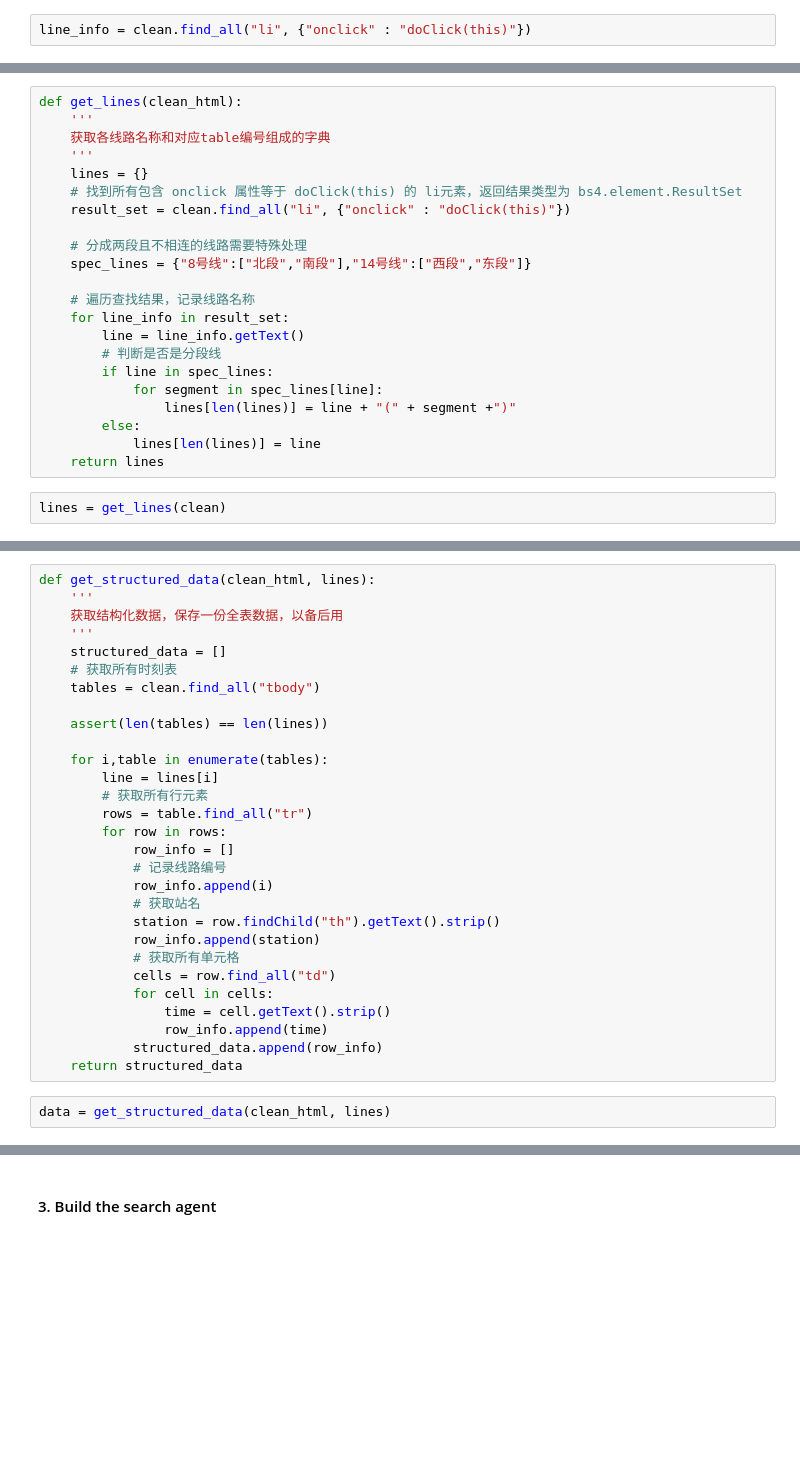
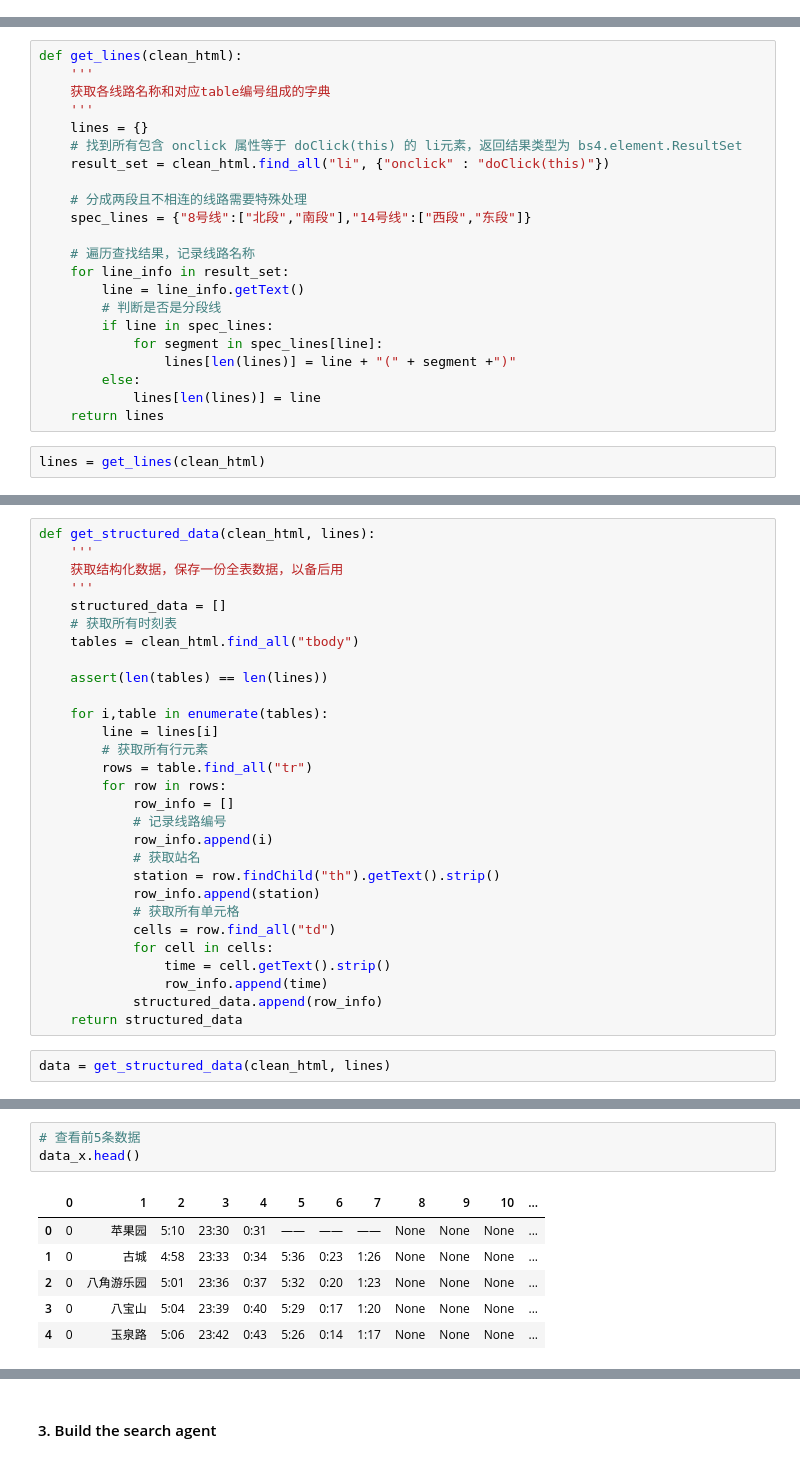
Before and after one commit to howling0/NLP_Assignments, a Jupyter notebook: w2/Assignment_02.ipynb, the cells around one changed output, grey strips where cells are left out. Cells and saved outputs as stored; diff of their text form; blank space fills up the shorter version.

```diff
--- a/w2/Assignment_02.ipynb
+++ b/w2/Assignment_02.ipynb
@@ -103,5 +120,3 @@ clean_html
 </div>
 </body>
 </html>
-# %%
-line_info = clean.find_all("li", {"onclick" : "doClick(this)"})
@@ -211,7 +133,7 @@ def get_lines(clean_html):
     '''
     lines = {}
     # 找到所有包含 onclick 属性等于 doClick(this) 的 li元素，返回结果类型为 bs4.element.ResultSet
-    result_set = clean.find_all("li", {"onclick" : "doClick(this)"})
+    result_set = clean_html.find_all("li", {"onclick" : "doClick(this)"})
 
     # 分成两段且不相连的线路需要特殊处理
     spec_lines = {"8号线":["北段","南段"],"14号线":["西段","东段"]}
@@ -227,7 +149,7 @@ def get_lines(clean_html):
             lines[len(lines)] = line
     return lines
 # %%
-lines = get_lines(clean)
+lines = get_lines(clean_html)
 # %%
 lines
 # %% [output]
@@ -255,7 +177,7 @@ def get_structured_data(clean_html, lines):
     '''
     structured_data = []
     # 获取所有时刻表
-    tables = clean.find_all("tbody")
+    tables = clean_html.find_all("tbody")
 
     assert(len(tables) == len(lines))
 
@@ -309,0 +227,10 @@ def process_data(clean_html):
+# %%
+# 查看前5条数据
+data_x.head()
+# %% [output]
+|  | 0 | 1 | 2 | 3 | 4 | 5 | 6 | 7 | 8 | 9 | 10 | ... |
+| 0 | 0 | 苹果园 | 5:10 | 23:30 | 0:31 | ―― | ―― | ―― | None | None | None | ... |
+| 1 | 0 | 古城 | 4:58 | 23:33 | 0:34 | 5:36 | 0:23 | 1:26 | None | None | None | ... |
+| 2 | 0 | 八角游乐园 | 5:01 | 23:36 | 0:37 | 5:32 | 0:20 | 1:23 | None | None | None | ... |
+| 3 | 0 | 八宝山 | 5:04 | 23:39 | 0:40 | 5:29 | 0:17 | 1:20 | None | None | None | ... |
+| 4 | 0 | 玉泉路 | 5:06 | 23:42 | 0:43 | 5:26 | 0:14 | 1:17 | None | None | None | ... |
```
Also changed, not shown: parts of 35 cells of this notebook.
